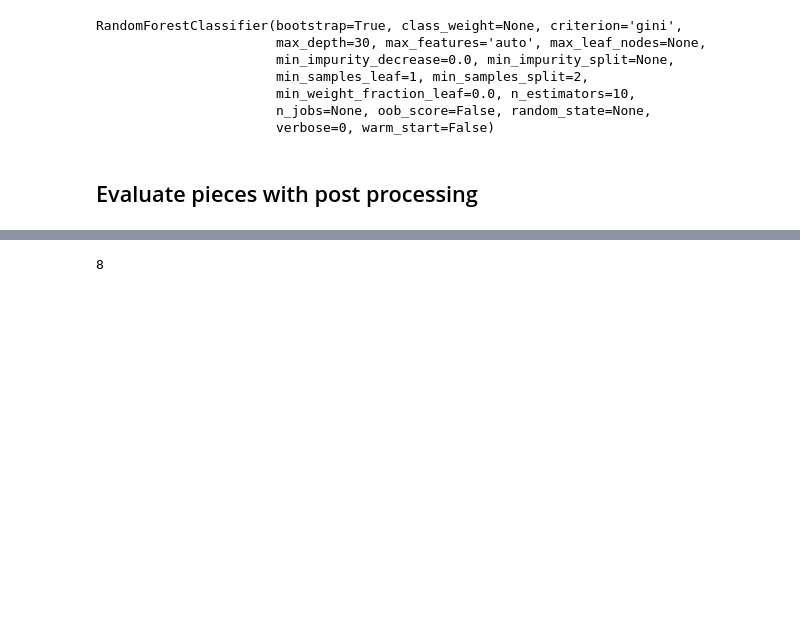
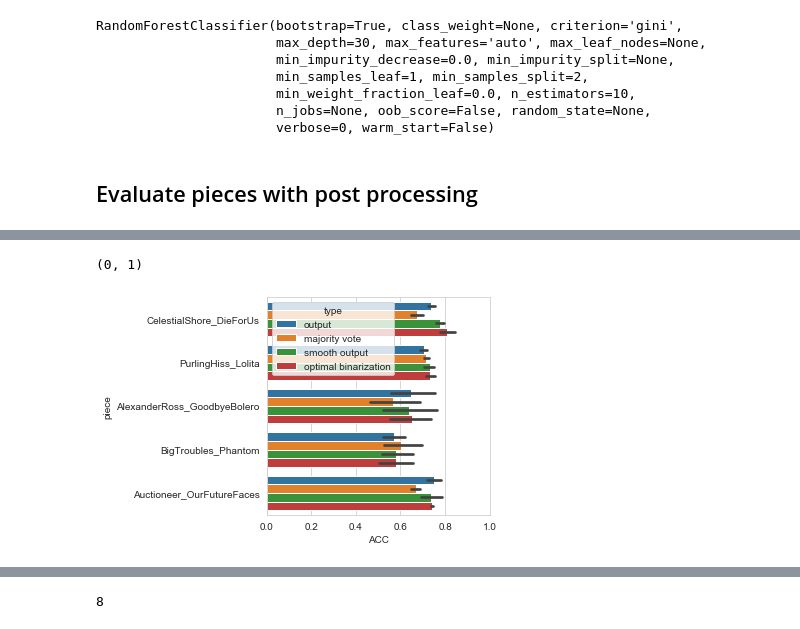
Before and after one commit to shayenne/vocaldetection, a Jupyter notebook: scripts/Lehner_SVD-2014.ipynb, the cells around one changed output, grey strips where cells are left out. Saved outputs shown, nothing was run; the diff lists cells and outputs as text; code cells hidden in the pictures; blank space fills up the shorter version.

```diff
--- a/scripts/Lehner_SVD-2014.ipynb
+++ b/scripts/Lehner_SVD-2014.ipynb
@@ -389,3 +431,10 @@ df_melt = pd.melt(results_rf[results_rf['piece'].isin(pieces_chosen)],
                   id_vars=['type','piece'],
                   value_vars=['ACC','P','R','F1'],
                   var_name='metric', value_name='value')
+# %%
+plt.figure(figsize=(4,4))
+g = sns.barplot(y='piece', x='ACC', hue='type',hue_order=['output','majority vote','smooth output','optimal binarization'], data=results_rf[results_rf['piece'].isin(pieces_chosen)])
+g.set_xlim(0,1,0.5)
+# %% [output]
+(0, 1)
+[figure, added]
```
Also changed, not shown: parts of 37 cells of this notebook, 2 other files.
